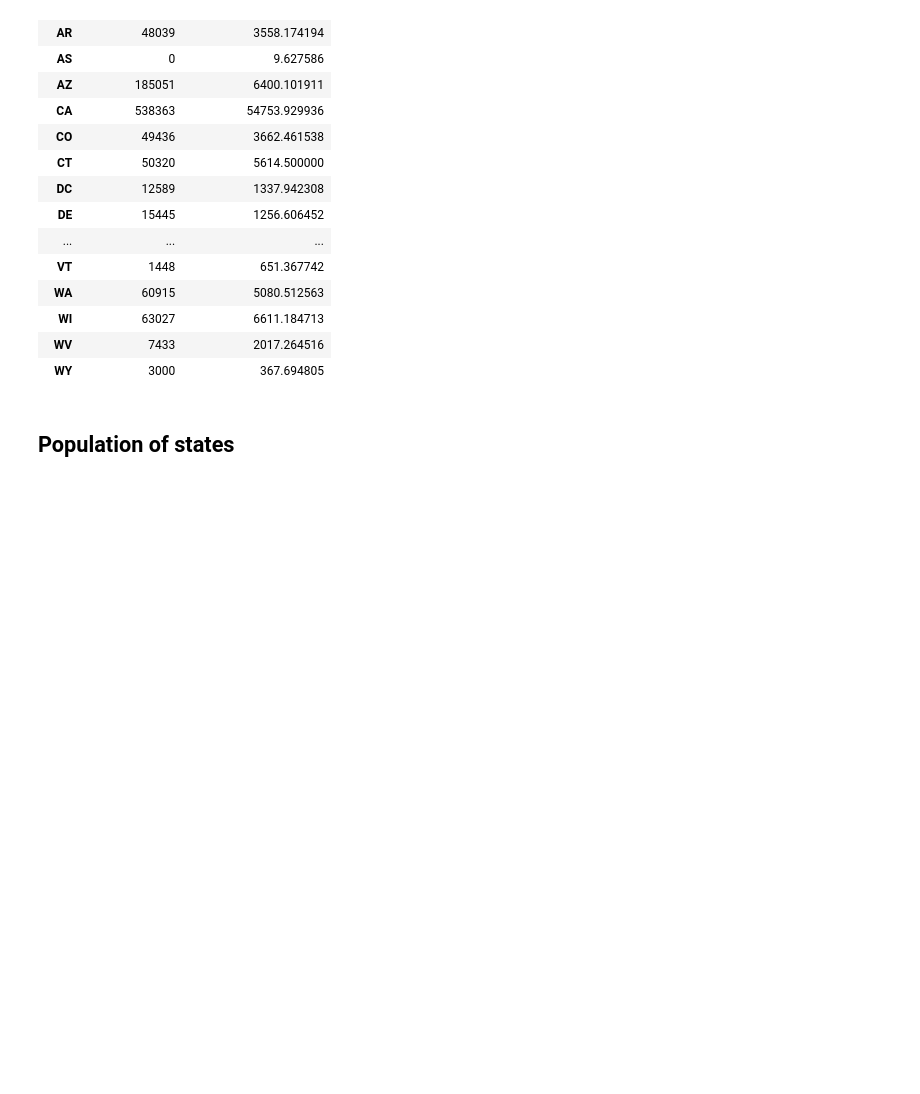
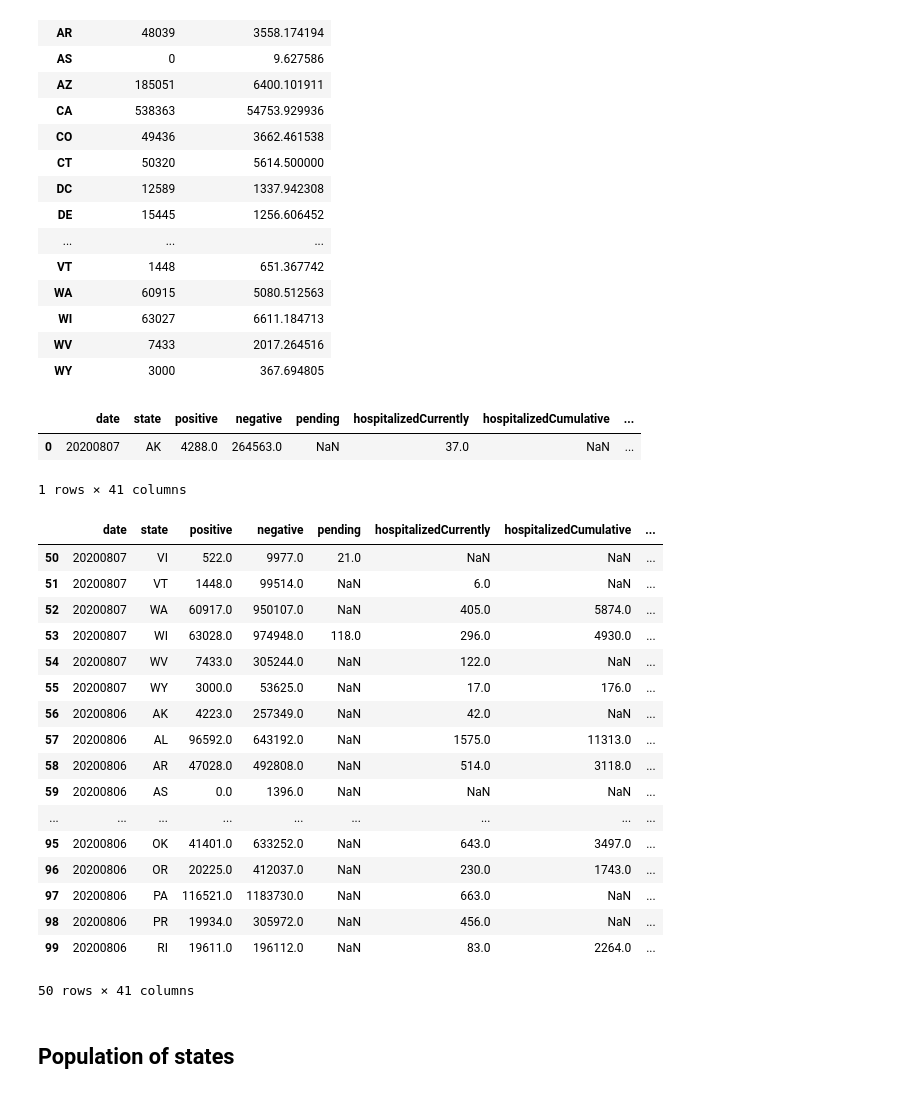
Before and after one commit to guptaayushi22/MPM_200_Gupta, a Jupyter notebook: Session 9/database_management_demo.ipynb, the cells around one changed output. Cells and saved outputs as stored; diff of their text form; code cells hidden in the pictures; blank space fills up the shorter version.

```diff
--- a/Session 9/database_management_demo.ipynb
+++ b/Session 9/database_management_demo.ipynb
@@ -153,6 +182,33 @@ df.groupby('state').agg({'positiveIncrease':'sum','totalTestResultsIncrease':'me
 | WI | 63027 | 6611.184713 |
 | WV | 7433 | 2017.264516 |
 | WY | 3000 | 367.694805 |
+# %%
+df[0:1] #looking at all the columns for 1st row (bc in python 1st row is 0)
+# %% [output]
+|  | date | state | positive | negative | pending | hospitalizedCurrently | hospitalizedCumulative | ... |
+| 0 | 20200807 | AK | 4288.0 | 264563.0 | NaN | 37.0 | NaN | ... |
+1 rows × 41 columns
+# %%
+df[50:100] #filtering rows 50 to 100
+# %% [output]
+|  | date | state | positive | negative | pending | hospitalizedCurrently | hospitalizedCumulative | ... |
+| 50 | 20200807 | VI | 522.0 | 9977.0 | 21.0 | NaN | NaN | ... |
+| 51 | 20200807 | VT | 1448.0 | 99514.0 | NaN | 6.0 | NaN | ... |
+| 52 | 20200807 | WA | 60917.0 | 950107.0 | NaN | 405.0 | 5874.0 | ... |
+| 53 | 20200807 | WI | 63028.0 | 974948.0 | 118.0 | 296.0 | 4930.0 | ... |
+| 54 | 20200807 | WV | 7433.0 | 305244.0 | NaN | 122.0 | NaN | ... |
+| 55 | 20200807 | WY | 3000.0 | 53625.0 | NaN | 17.0 | 176.0 | ... |
+| 56 | 20200806 | AK | 4223.0 | 257349.0 | NaN | 42.0 | NaN | ... |
+| 57 | 20200806 | AL | 96592.0 | 643192.0 | NaN | 1575.0 | 11313.0 | ... |
+| 58 | 20200806 | AR | 47028.0 | 492808.0 | NaN | 514.0 | 3118.0 | ... |
+| 59 | 20200806 | AS | 0.0 | 1396.0 | NaN | NaN | NaN | ... |
+| ... | ... | ... | ... | ... | ... | ... | ... | ... |
+| 95 | 20200806 | OK | 41401.0 | 633252.0 | NaN | 643.0 | 3497.0 | ... |
+| 96 | 20200806 | OR | 20225.0 | 412037.0 | NaN | 230.0 | 1743.0 | ... |
+| 97 | 20200806 | PA | 116521.0 | 1183730.0 | NaN | 663.0 | NaN | ... |
+| 98 | 20200806 | PR | 19934.0 | 305972.0 | NaN | 456.0 | NaN | ... |
+| 99 | 20200806 | RI | 19611.0 | 196112.0 | NaN | 83.0 | 2264.0 | ... |
+50 rows × 41 columns
 # %% [markdown]
 ## Population of states
 # %%
```
Also changed, not shown: parts of 21 cells of this notebook.
